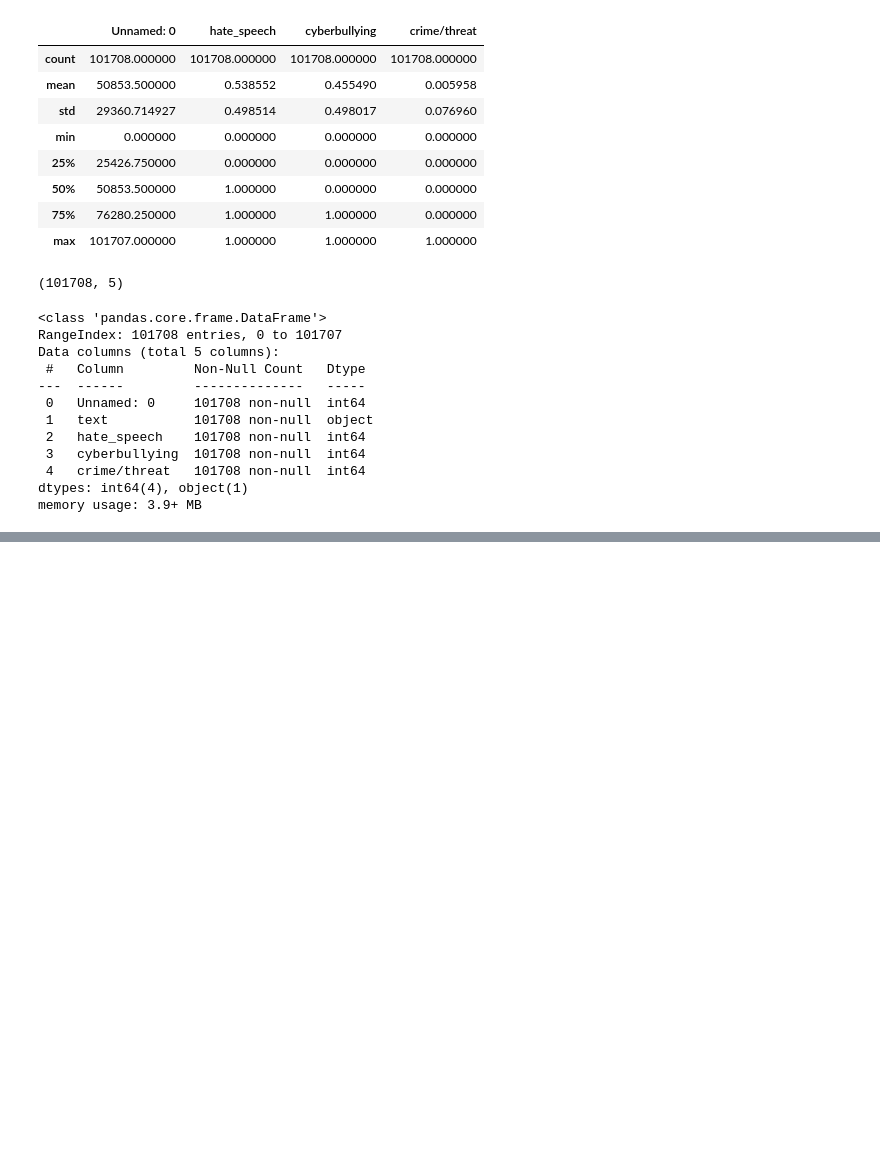
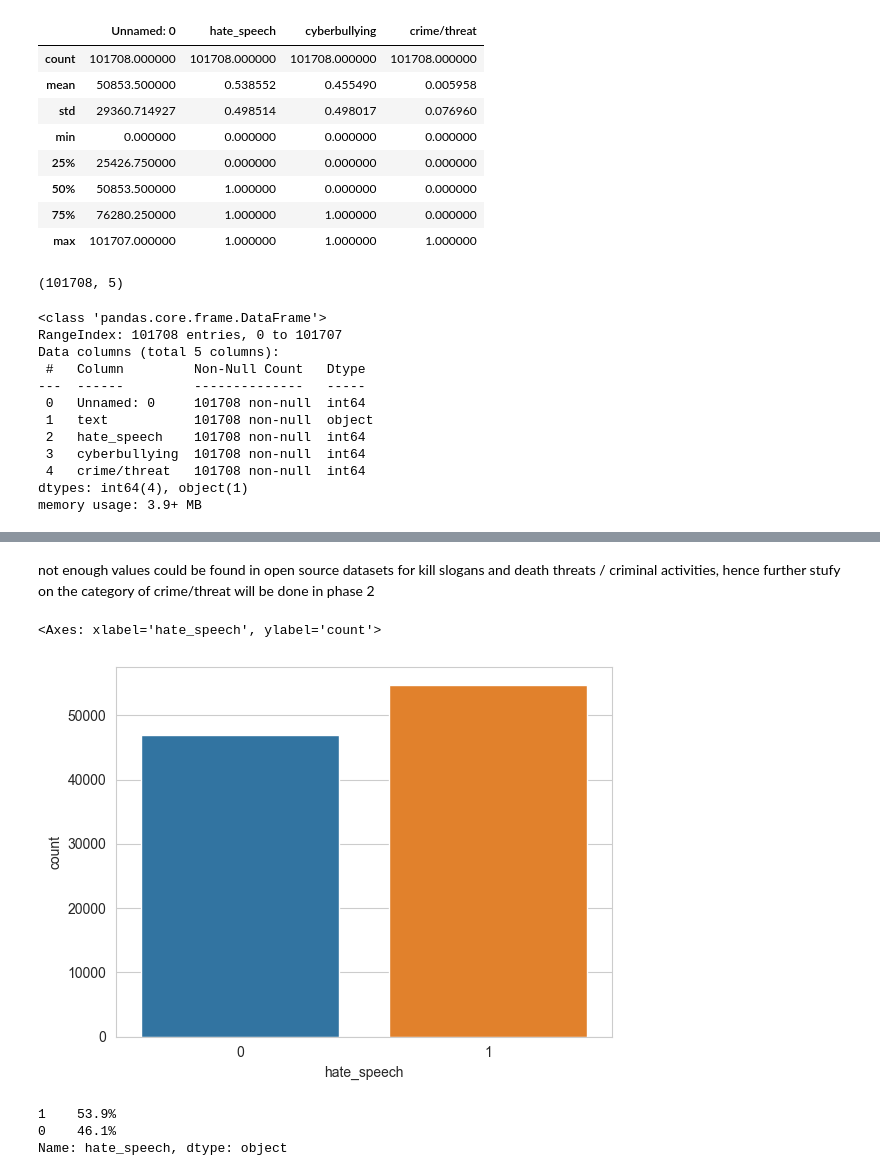
Before and after one commit to aniketinamdar/Twitter-Sentiment-Analysis, a Jupyter notebook: Categorizer_Classifier/data_preprocessing.ipynb, the cells around one changed output, grey strips where cells are left out. Saved outputs shown, nothing was run; the diff lists cells and outputs as text; code cells hidden in the pictures; blank space fills up the shorter version.

```diff
--- a/Categorizer_Classifier/data_preprocessing.ipynb
+++ b/Categorizer_Classifier/data_preprocessing.ipynb
@@ -52,0 +104,14 @@ df
+# %% [markdown]
+not enough values could be found in open source datasets for kill slogans and death threats / criminal activities, hence further stufy on the category of crime/threat will be done in phase 2
+# %%
+sns.set_style('whitegrid')
+sns.countplot(x='hate_speech', data=df)
+# %% [output]
+<Axes: xlabel='hate_speech', ylabel='count'>
+[figure, added]
+# %%
+df['hate_speech'].value_counts(normalize=True).mul(100).round(1).astype(str) + '%'
+# %% [output]
+1    53.9%
+0    46.1%
+Name: hate_speech, dtype: object
```
Also changed, not shown: parts of 33 cells of this notebook, 7 other files.
